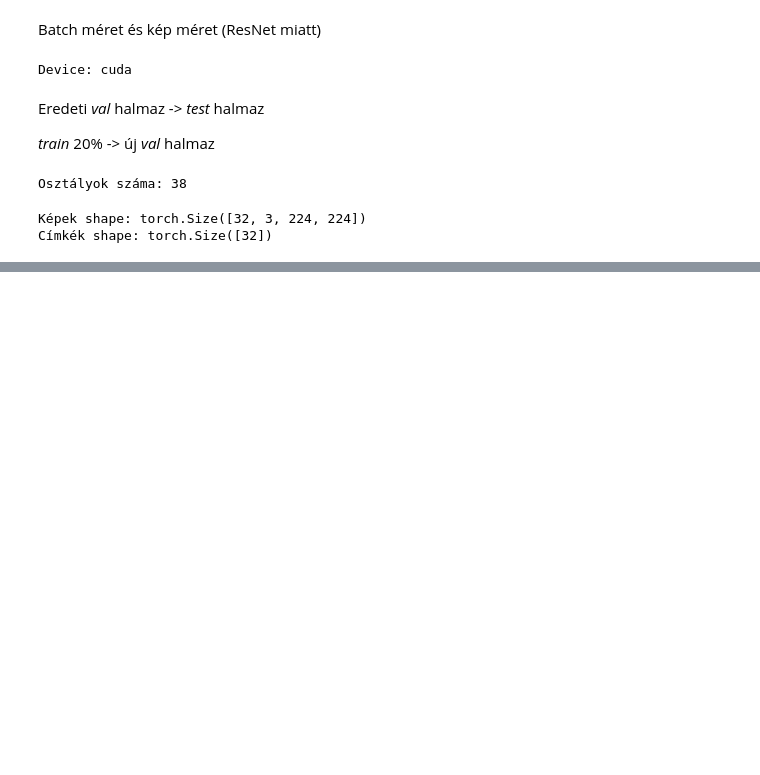
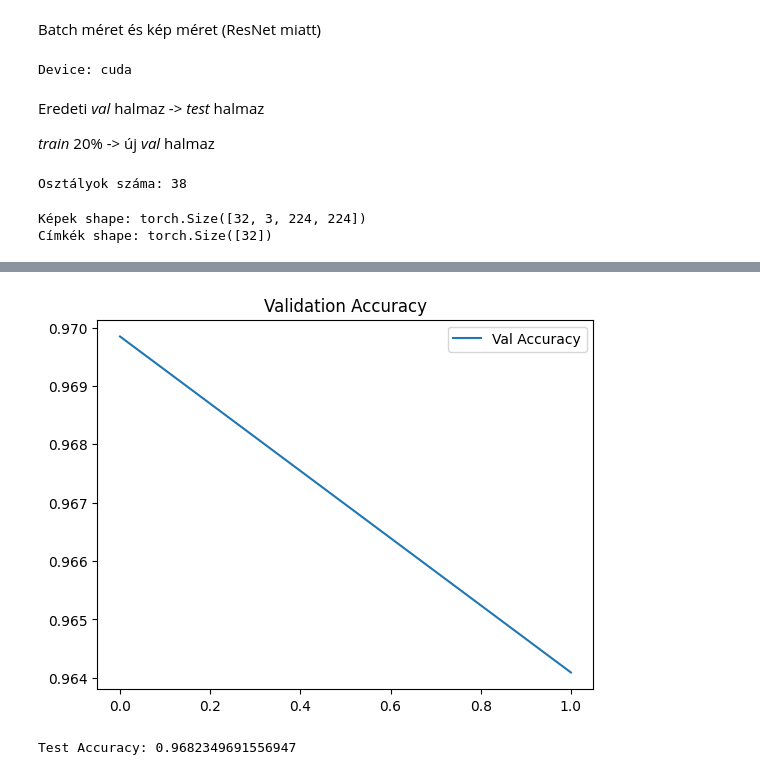
Before and after one commit to leuk0/Advanced-Machine-Learning, a Jupyter notebook: aml.ipynb, the cells around one changed output, grey strips where cells are left out. Drawn from its saved outputs; the diff is of its cells as text; code cells hidden in the pictures; blank space fills up the shorter version.

```diff
--- a/aml.ipynb
+++ b/aml.ipynb
@@ -80,0 +208,7 @@ Címkék shape: torch.Size([32])
+# %%
+plt.plot(val_accuracies, label="Val Accuracy")
+plt.legend()
+plt.title("Validation Accuracy")
+plt.show()
+# %% [output]
+[figure, added]
@@ -80,0 +247,7 @@ Címkék shape: torch.Size([32])
+# %%
+model.load_state_dict(torch.load("best_model.pth"))
+model.eval()
+
+preds, labels = evaluate_test(model, test_loader)
+# %% [output]
+Test Accuracy: 0.9682349691556947
```
Also changed, not shown: parts of 8 cells of this notebook, 2 other files.
